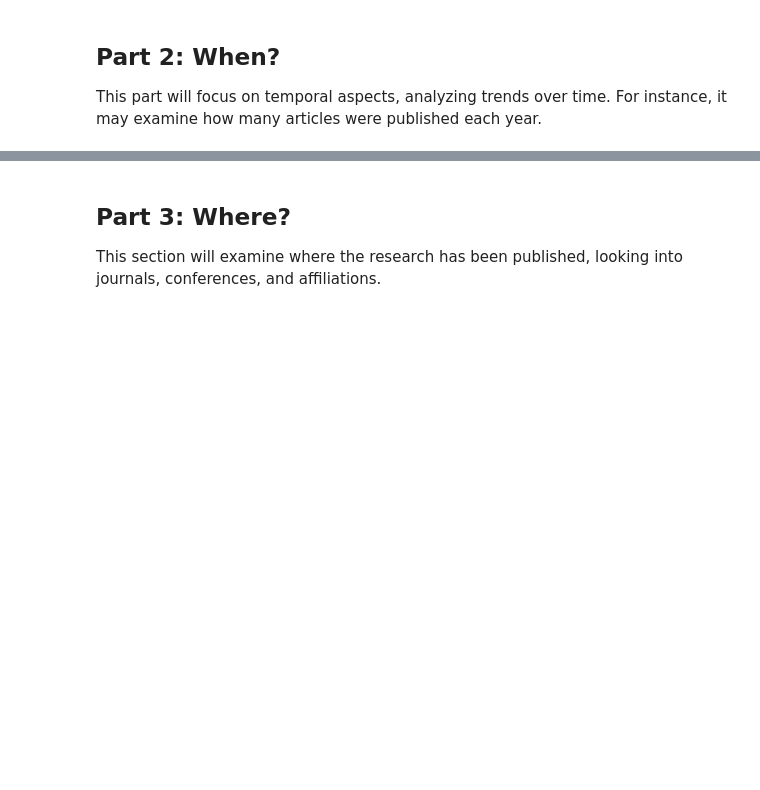
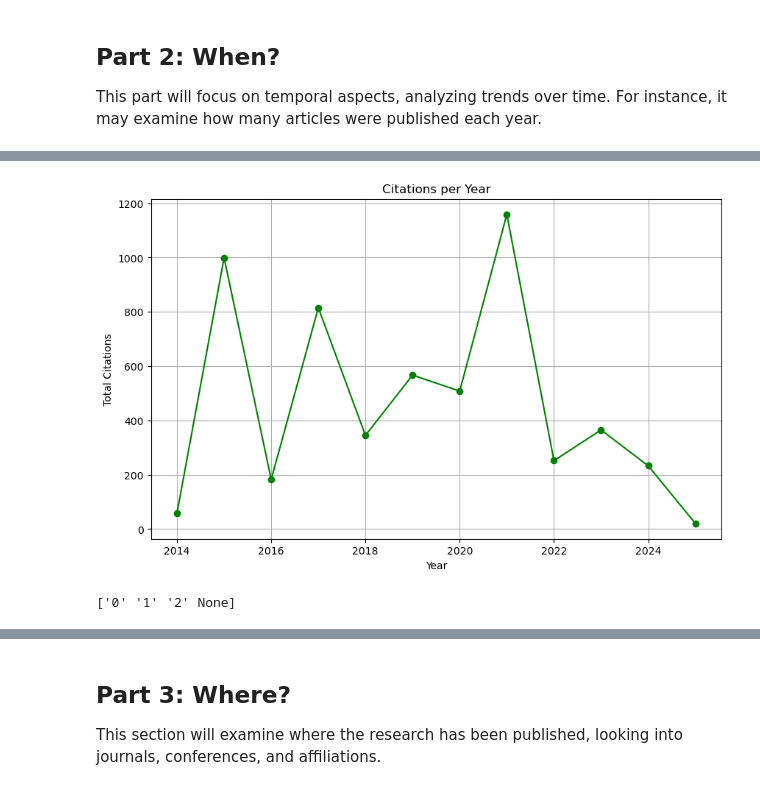
Before and after one commit to paulorlb/projICD, a Jupyter notebook: notebooks/ICD2526_N01_BibliometricBasics.ipynb, the cells around one changed output, grey strips where cells are left out. Cells and saved outputs as stored; diff of their text form; code cells hidden in the pictures; blank space fills up the shorter version.

Commit message:
update with modelling and fix get data from scopus api's

```diff
--- a/notebooks/ICD2526_N01_BibliometricBasics.ipynb
+++ b/notebooks/ICD2526_N01_BibliometricBasics.ipynb
@@ -324,2 +493,4 @@ print(f"Total number of articles: {total_articles}")
+# %%
+dfScopus[['Cited by']] = dfScopus[['Cited by']].apply(pd.to_numeric, errors='coerce')
 # %%
 # Most Frequently Cited Articles
@@ -364,16 +614,20 @@ plt.show()
 # %%
 # Sum citations by year
-citations_per_year = df.groupby('Year')['Cited by'].sum()
+citations_per_year = dfScopus.groupby('Year')['Cited by'].sum()
 
 # Plot citations per year
 plt.figure(figsize=(10, 6))
 citations_per_year.plot(kind='line', marker='o', color='green', title='Citations per Year')
 plt.xlabel("Year")
 plt.ylabel("Total Citations")
 plt.grid(True)
 plt.show()
+# %% [output]
+[figure, added]
 # %%
 # Display unique values in 'Open Access' column to check for inconsistencies
-print(df['Open Access'].unique())
+print(dfScopus['Open Access'].unique())
+# %% [output]
+['0' '1' '2' None]
 # %%
 # Create a binary column to indicate open access status
```
Also changed, not shown: parts of 31 cells of this notebook, 3 other files.
